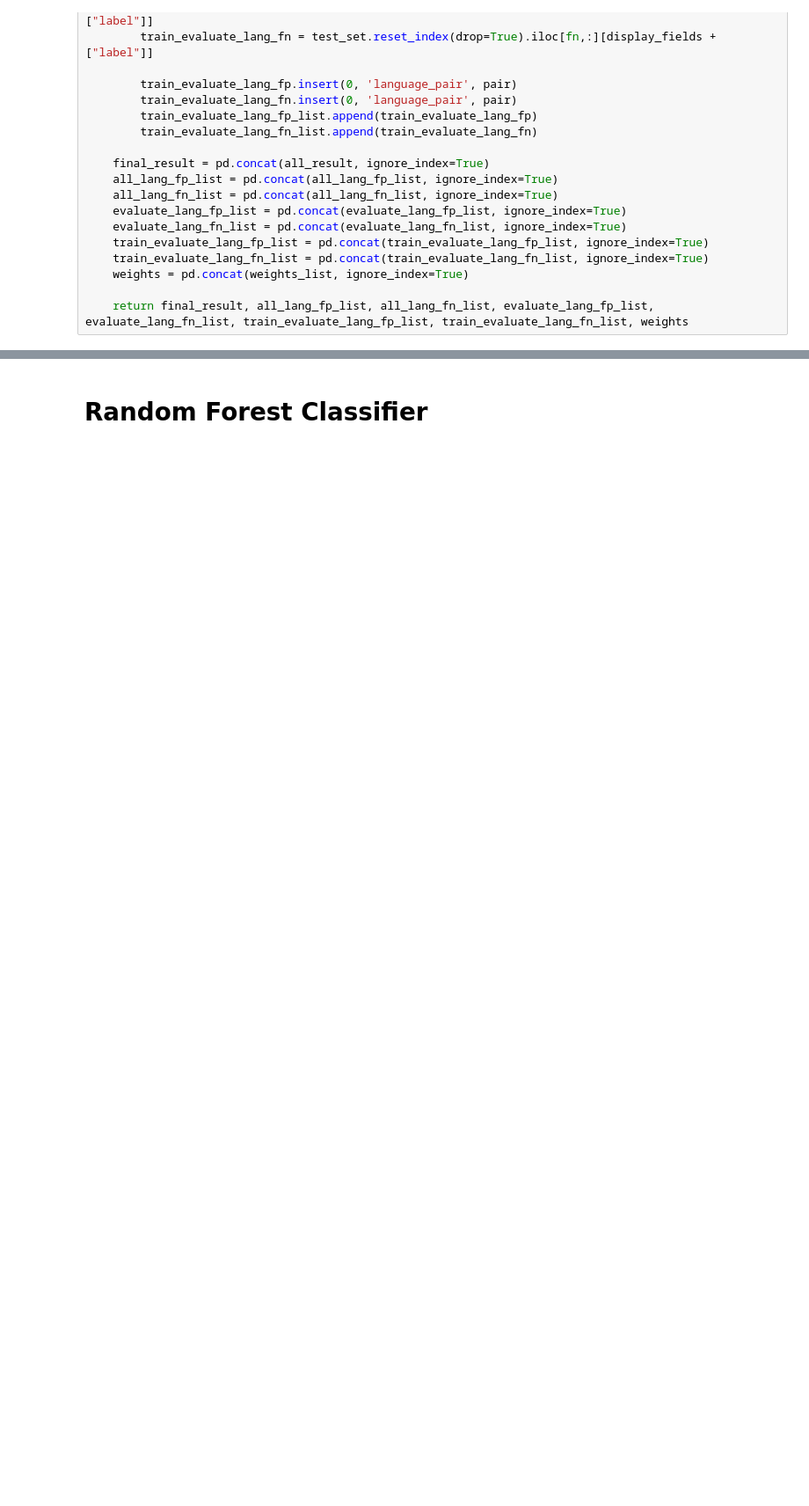
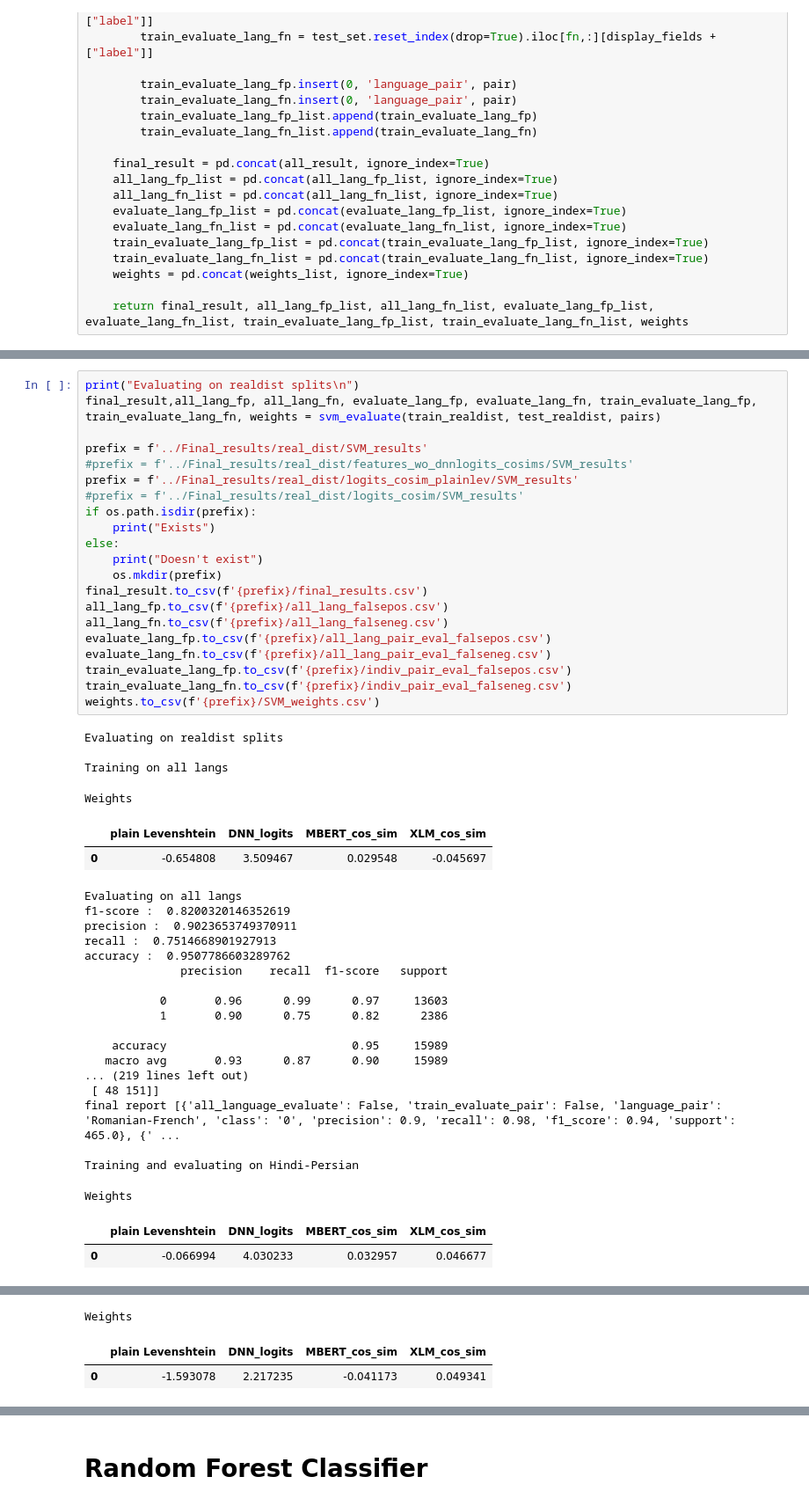
Before and after one commit to csu-signal/loan-word-detection, a Jupyter notebook: TorchClassifier_Panphon_features/evaluate-experiments.ipynb, the cells around one changed output, grey strips where cells are left out. Shown at 88% size. Drawn from its saved outputs; the diff is of its cells as text; blank space fills up the shorter version.

```diff
--- a/TorchClassifier_Panphon_features/evaluate-experiments.ipynb
+++ b/TorchClassifier_Panphon_features/evaluate-experiments.ipynb
@@ -1552,0 +1796,48 @@ Weights
+# %%
+print("Evaluating on realdist splits\n")
+final_result,all_lang_fp, all_lang_fn, evaluate_lang_fp, evaluate_lang_fn, train_evaluate_lang_fp, train_evaluate_lang_fn, weights = svm_evaluate(train_realdist, test_realdist, pairs)
+
+prefix = f'../Final_results/real_dist/SVM_results'
+#prefix = f'../Final_results/real_dist/features_wo_dnnlogits_cosims/SVM_results'
+prefix = f'../Final_results/real_dist/logits_cosim_plainlev/SVM_results'
+#prefix = f'../Final_results/real_dist/logits_cosim/SVM_results'
+if os.path.isdir(prefix):
+    print("Exists")
+else:
+    print("Doesn't exist")
+    os.mkdir(prefix)
+final_result.to_csv(f'{prefix}/final_results.csv')
+all_lang_fp.to_csv(f'{prefix}/all_lang_falsepos.csv')
+all_lang_fn.to_csv(f'{prefix}/all_lang_falseneg.csv')
+evaluate_lang_fp.to_csv(f'{prefix}/all_lang_pair_eval_falsepos.csv')
+evaluate_lang_fn.to_csv(f'{prefix}/all_lang_pair_eval_falseneg.csv')
+train_evaluate_lang_fp.to_csv(f'{prefix}/indiv_pair_eval_falsepos.csv')
+train_evaluate_lang_fn.to_csv(f'{prefix}/indiv_pair_eval_falseneg.csv')
+weights.to_csv(f'{prefix}/SVM_weights.csv')
+# %% [output]
+Evaluating on realdist splits
+
+Training on all langs
+Weights
+|  | plain Levenshtein | DNN_logits | MBERT_cos_sim | XLM_cos_sim |
+| 0 | -0.654808 | 3.509467 | 0.029548 | -0.045697 |
+Evaluating on all langs
+f1-score :  0.8200320146352619
+precision :  0.9023653749370911
+recall :  0.7514668901927913
+accuracy :  0.9507786603289762
+              precision    recall  f1-score   support
+
+           0       0.96      0.99      0.97     13603
+           1       0.90      0.75      0.82      2386
+
+    accuracy                           0.95     15989
+   macro avg       0.93      0.87      0.90     15989
+... (219 lines left out)
+ [ 48 151]]
+final report [{'all_language_evaluate': False, 'train_evaluate_pair': False, 'language_pair': 'Romanian-French', 'class': '0', 'precision': 0.9, 'recall': 0.98, 'f1_score': 0.94, 'support': 465.0}, {' ...
+
+Training and evaluating on Hindi-Persian
+Weights
+|  | plain Levenshtein | DNN_logits | MBERT_cos_sim | XLM_cos_sim |
+| 0 | -0.066994 | 4.030233 | 0.032957 | 0.046677 |
@@ -1552,0 +1862,3 @@ Weights
+Weights
+|  | plain Levenshtein | DNN_logits | MBERT_cos_sim | XLM_cos_sim |
+| 0 | -1.593078 | 2.217235 | -0.041173 | 0.049341 |
```
Also changed, not shown: parts of 46 cells of this notebook.
